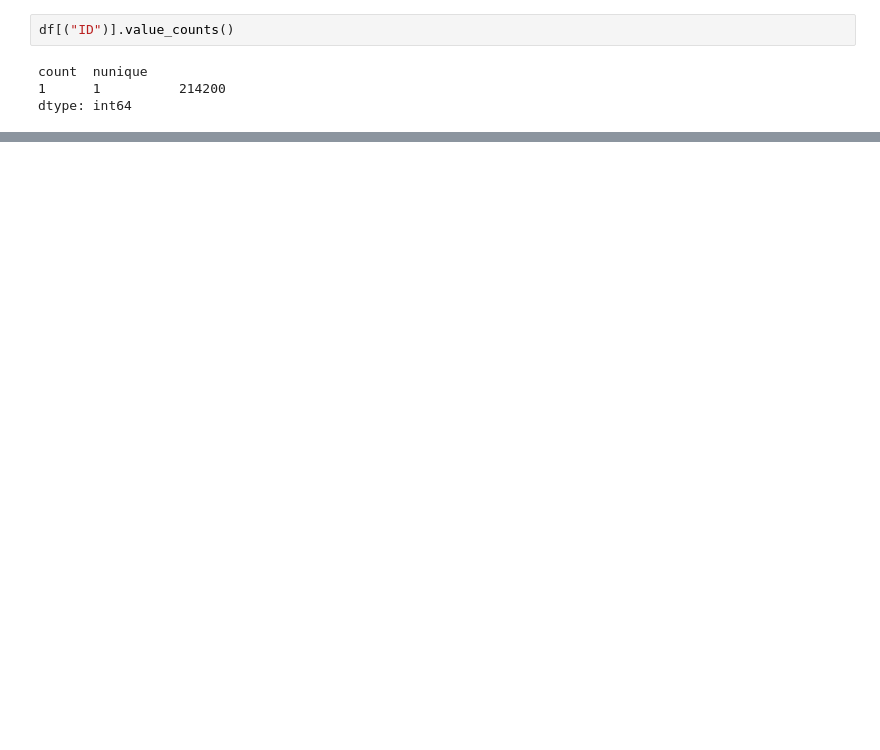
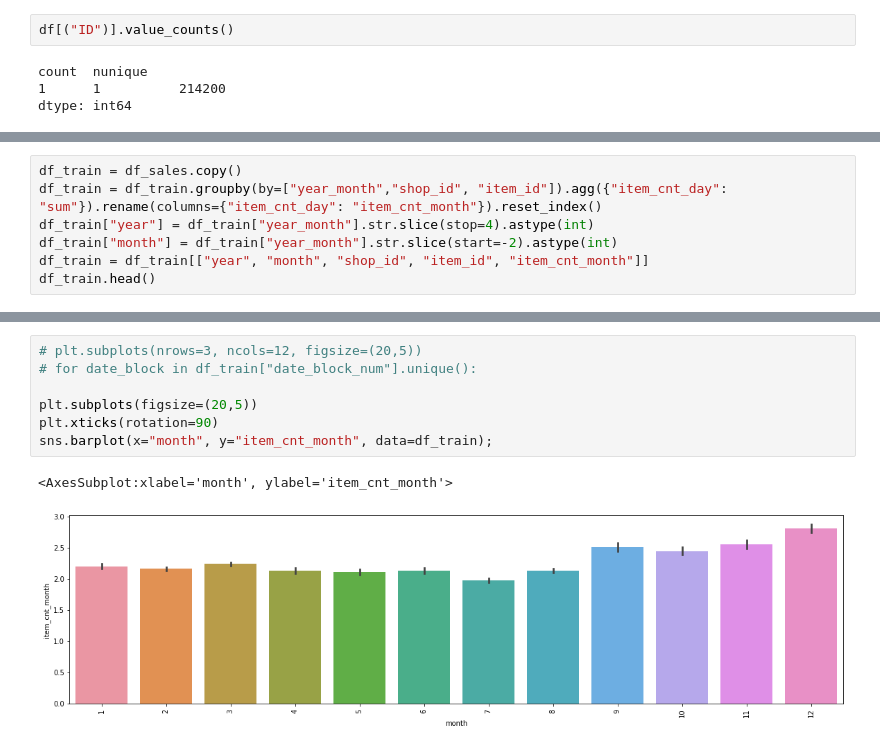
Before and after one commit to guyrux/predict_future_sales, a Jupyter notebook: notebook/1_data_understanding.ipynb, the cells around one changed output, grey strips where cells are left out. Cells and saved outputs as stored; diff of their text form; blank space fills up the shorter version.

```diff
--- a/notebook/1_data_understanding.ipynb
+++ b/notebook/1_data_understanding.ipynb
@@ -165,0 +192,7 @@ dtype: int64
+# %%
+df_train = df_sales.copy()
+df_train = df_train.groupby(by=["year_month","shop_id", "item_id"]).agg({"item_cnt_day": "sum"}).rename(columns={"item_cnt_day": "item_cnt_month"}).reset_index()
+df_train["year"] = df_train["year_month"].str.slice(stop=4).astype(int)
+df_train["month"] = df_train["year_month"].str.slice(start=-2).astype(int)
+df_train = df_train[["year", "month", "shop_id", "item_id", "item_cnt_month"]]
+df_train.head()
@@ -165,0 +206,10 @@ dtype: int64
+# %%
+# plt.subplots(nrows=3, ncols=12, figsize=(20,5))
+# for date_block in df_train["date_block_num"].unique():
+
+plt.subplots(figsize=(20,5))
+plt.xticks(rotation=90)
+sns.barplot(x="month", y="item_cnt_month", data=df_train);
+# %% [output]
+<AxesSubplot:xlabel='month', ylabel='item_cnt_month'>
+[figure, added]
```
Also changed, not shown: parts of 18 cells of this notebook, 2 other files.
